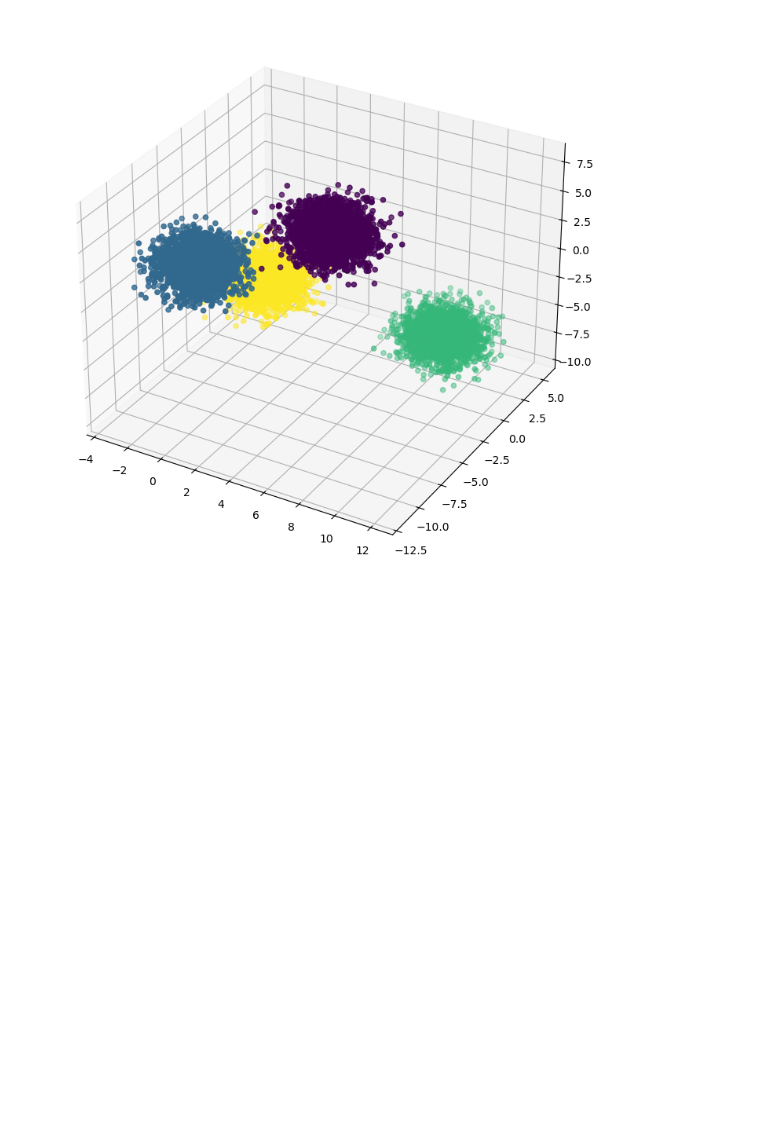
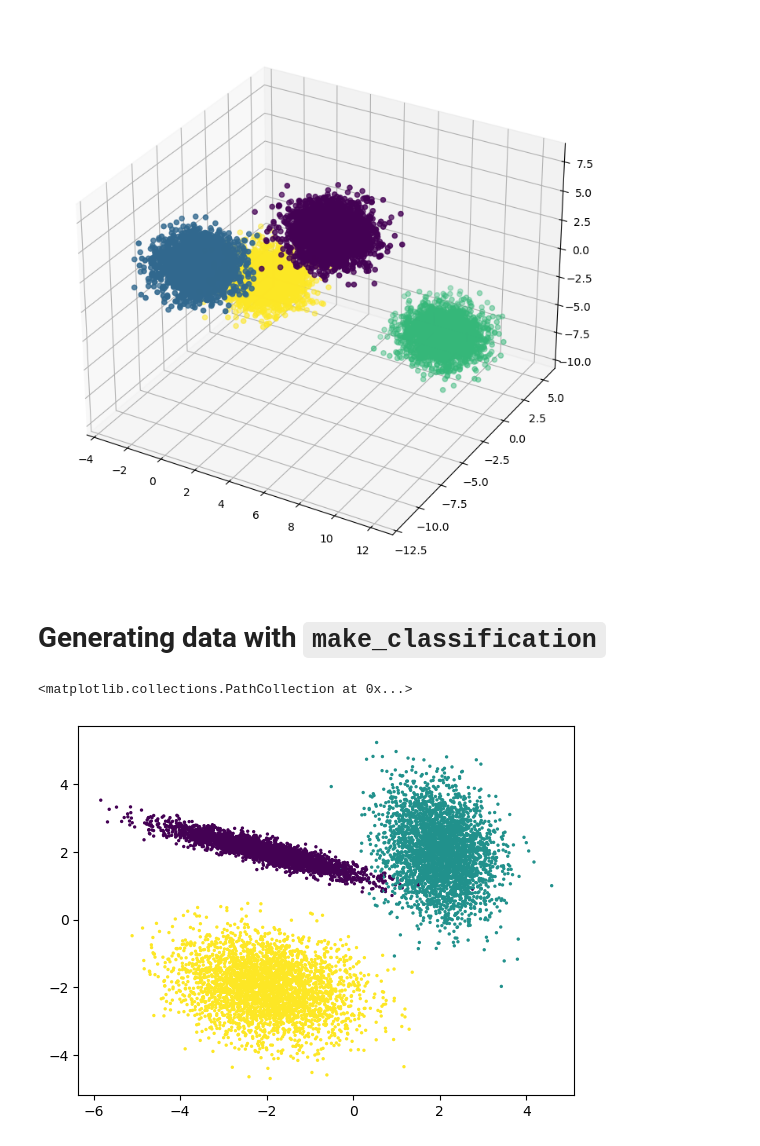
Before and after one commit to kev065/sklearn-make-blobs, a Jupyter notebook: index.ipynb, the cells around one changed output. Cells and saved outputs as stored; diff of their text form; code cells hidden in the pictures; blank space fills up the shorter version.

Commit message:
Generate data using `make_classification`

```diff
--- a/index.ipynb
+++ b/index.ipynb
@@ -62,3 +62,25 @@ ax.scatter3D(df['a'], df['b'], df['c'], c=y)
 # %% [output]
 <mpl_toolkits.mplot3d.art3d.Path3DCollection at 0x...>
 [figure]
+# %% [markdown]
+# Generating data with `make_classification`
+# %%
+# Normal data
+X, y = make_classification(n_samples=10000,
+                           n_features=2,
+                           n_informative=2,
+                           n_redundant=0,
+                           n_repeated=0,
+                           n_classes=3,
+                           n_clusters_per_class=1,
+                           class_sep=2,
+                           flip_y=0,
+                           weights=[0.3,0.3,0.3],
+                           random_state=13,
+                          )
+df = pd.DataFrame(dict(a=X[:,0], b=X[:,1],label=y))
+# %%
+plt.scatter(df['a'], df['b'], c=y, s=2)
+# %% [output]
+<matplotlib.collections.PathCollection at 0x...>
+[figure, added]
```
Also changed, not shown: parts of 3 cells of this notebook.
